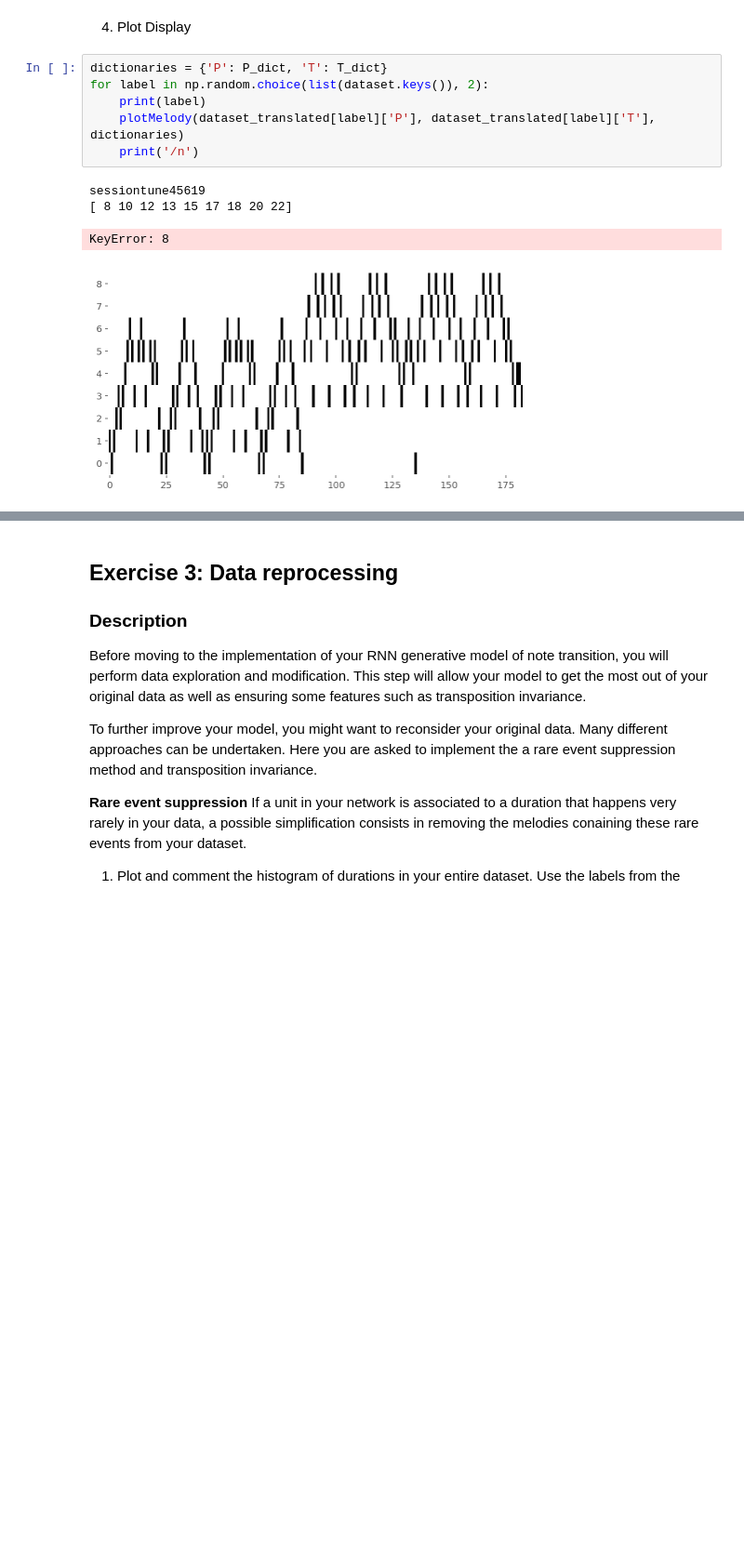
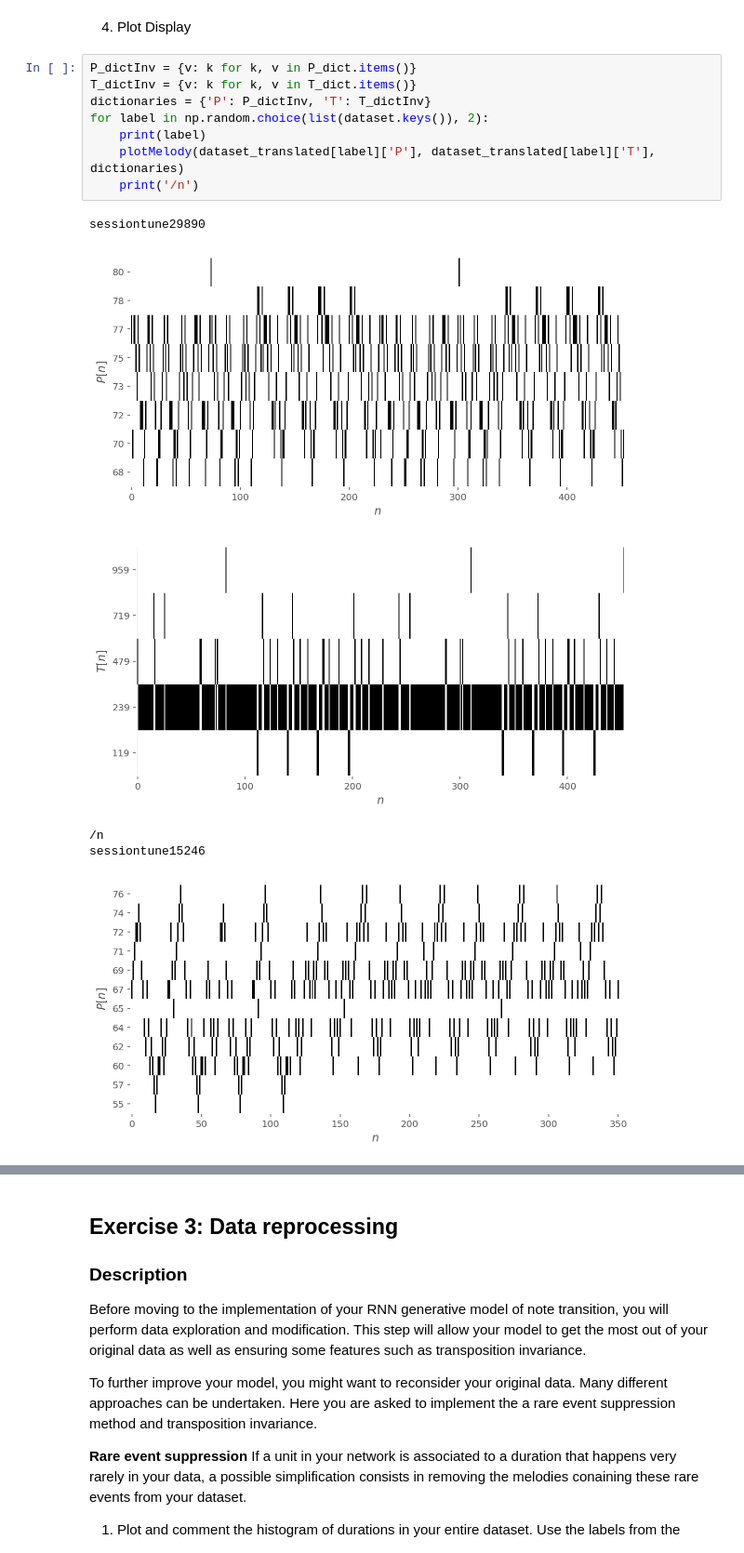
Before and after one commit to denngan/ann, a Jupyter notebook: miniproject2/miniproject2.ipynb, the cells around one changed output, grey strips where cells are left out. Shown at 93% size. Saved outputs shown, nothing was run; the diff lists cells and outputs as text; blank space fills up the shorter version.

Commit message:
Corrected Plot Melody Function to receive inverse dicts

```diff
--- a/miniproject2/miniproject2.ipynb
+++ b/miniproject2/miniproject2.ipynb
@@ -345,13 +346,17 @@ Correct Translation
 # %% [markdown]
 4) Plot Display
 # %%
-dictionaries = {'P': P_dict, 'T': T_dict}
+P_dictInv = {v: k for k, v in P_dict.items()}
+T_dictInv = {v: k for k, v in T_dict.items()}
+dictionaries = {'P': P_dictInv, 'T': T_dictInv}
 for label in np.random.choice(list(dataset.keys()), 2):
     print(label)
     plotMelody(dataset_translated[label]['P'], dataset_translated[label]['T'], dictionaries)
     print('/n')
 # %% [output]
-sessiontune45619
-[ 8 10 12 13 15 17 18 20 22]
+sessiontune29890
+[figure, new version]
+[figure, added]
-KeyError: 8
+/n
+sessiontune15246
-[figure, old version]
+[figure, added]
```
Also changed, not shown: parts of 3 cells of this notebook.
